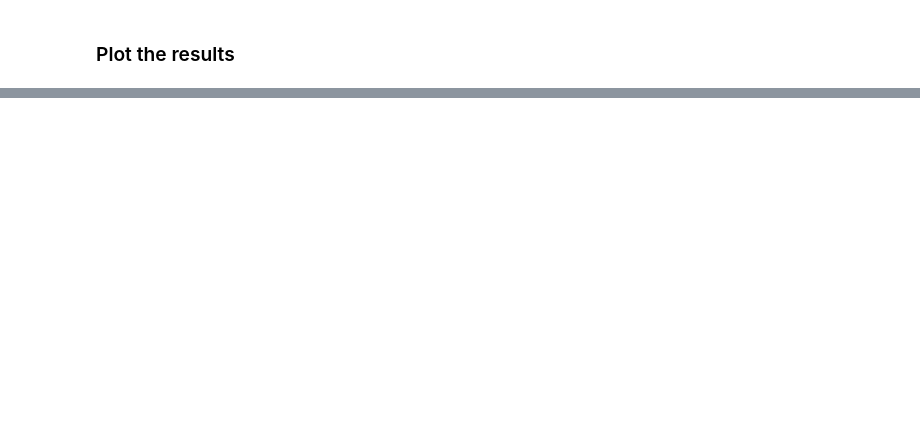
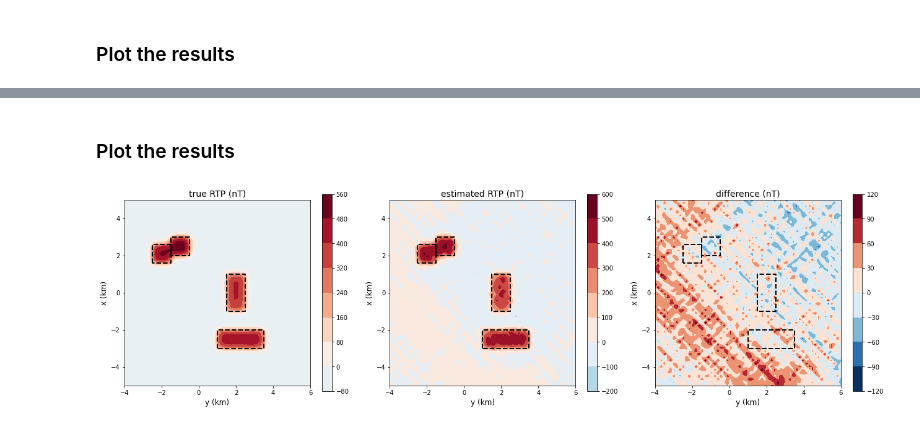
Before and after one commit to birocoles/gravmag, a Jupyter notebook: examples/RTP_Fourier.ipynb, the cells around one changed output, grey strips where cells are left out. Cells and saved outputs as stored; diff of their text form; code cells hidden in the pictures; blank space fills up the shorter version.

```diff
--- a/examples/RTP_Fourier.ipynb
+++ b/examples/RTP_Fourier.ipynb
@@ -292,0 +277,50 @@ plt.show()
+# %%
+# 2D Fourier transform of the TFA with padding
+F_tfa = transforms.DFT(tfa.reshape(shape), pad_mode='linear_ramp')
+
+# compute the wavenumbers
+kx, ky, kz = transforms.wavenumbers(F_tfa.shape, dx, dy)
+
+# compute the filter in Fourier domain
+rtp_filter = filters.rtp(kx, ky, kz, mean_I0, mean_D0, inc, dec)
+
+# compute the RTP anomaly in Fourier domain
+FT_rtp = convolve.compute(FT_data=F_tfa, filters=[rtp_filter])
+
+# 2D Inverse Fourier transform of the convolved data
+estimated_rtp_anomaly = transforms.IDFT(FT_rtp, unpad=True, grid=False)
+# %%
+diff_rtp = estimated_rtp_anomaly - rtp_anomaly
+# %% [markdown]
+### Plot the results
+# %%
+fields = [rtp_anomaly, estimated_rtp_anomaly, diff_rtp]
+windows = [1, 2, 3]
+titles = ['true RTP (nT)', 'estimated RTP (nT)', 'difference (nT)']
+
+ranges_rtp = np.max([np.abs(rtp_anomaly), np.abs(estimated_rtp_anomaly)])
+ranges = [ranges_rtp, ranges_rtp, 100]
+
+plt.figure(figsize=(18,5))
+
+for w, window in enumerate(windows):
+
+    plt.subplot(1,3,window)
+    plt.title(titles[w], fontsize=14)
+    plt.axis('scaled')
+    plt.contourf(yp.reshape(shape)*0.001,
+                 xp.reshape(shape)*0.001,
+                 fields[w].reshape(shape), cmap='RdBu_r',
+                 vmin=-ranges[w], vmax=ranges[w])
+    plt.colorbar()
+    plf.model_boundaries(model, m2km=True)
+    plt.ylim(0.001*area[0], 0.001*area[1])
+    plt.xlim(0.001*area[2], 0.001*area[3])
+    plt.xlabel('y (km)', fontsize=12)
+    plt.ylabel('x (km)', fontsize=12)
+
+plt.tight_layout()
+
+plt.show()
+# %% [output]
+[figure, added]
```
Also changed, not shown: parts of 9 cells of this notebook, 1 other file.
